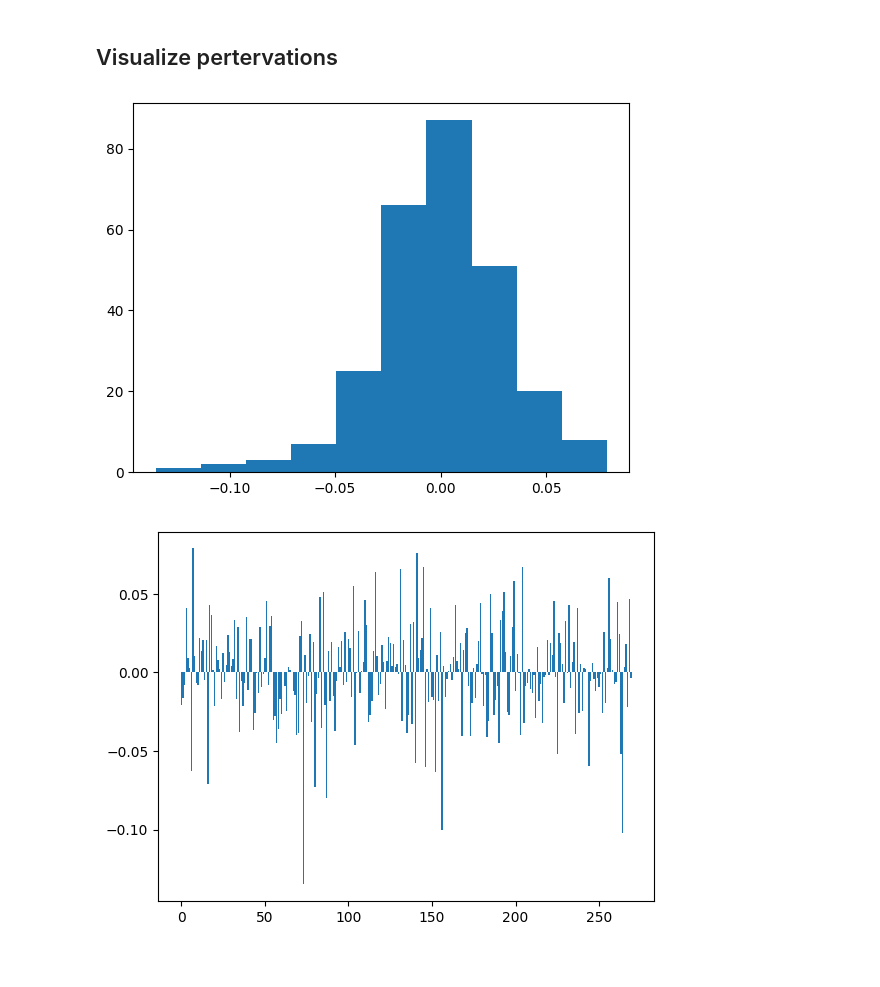
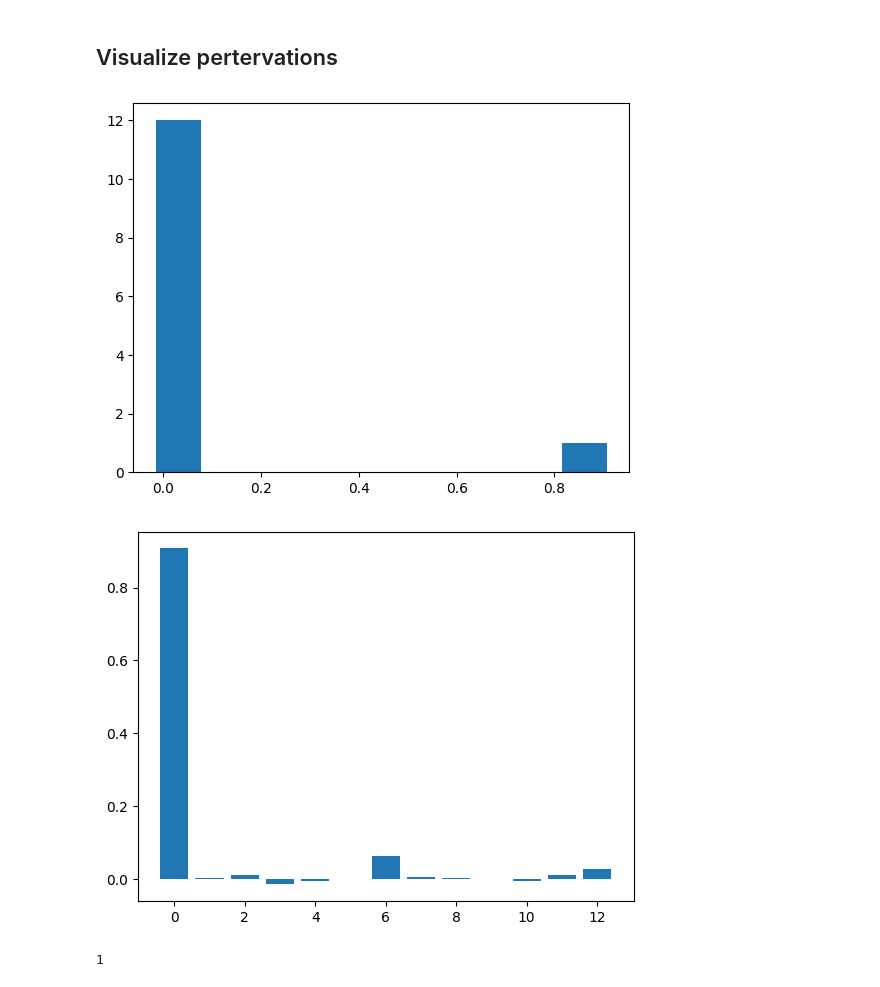
Before and after one commit to akashanand93/maestro, a Jupyter notebook: model_dev/visualize/visualize.ipynb, the cells around one changed output. Drawn from its saved outputs; the diff is of its cells as text; code cells hidden in the pictures.

```diff
--- a/model_dev/visualize/visualize.ipynb
+++ b/model_dev/visualize/visualize.ipynb
@@ -40,24 +40,26 @@ args = {
    'root_path': ltsf,
    'checkpoints': '{}/checkpoints/'.format(data_dir),
    'data_path': '03_23.csv',
-   'seq_len': 600,
-   'pred_len': 60,
+   'seq_len': 120,
+   'pred_len': 30,
    'batch_size': 1,
    'learning_rate': 0.025,
-   'train_only': True,
+   'train_only': False,
    'train_epochs': 20,
    'data_segment': None,
    'model': 'nlinear_attention',
-   'enc_in': 270,
+   'enc_in': 1,
    'patience': 5,
-   'target': 0
+   'target': 0,
+   'stocks': None
 }
 
 for key, value in args.items():
     default_args[key] = value
 
 args = argparse.Namespace(**default_args)
-setting = 'mod_{}_sl{}_pl{}_ds_{}_tg_{}'.format(args.model, args.seq_len, args.pred_len, args.data_path.split('.')[0], args.target)
+setting = 'mod_{}_sl{}_pl{}_ds_{}_tg_{}_ch_{}'.format(args.model, args.seq_len, args.pred_len, args.data_path.split('.')[0], args.target, args.enc_in)
+
 weights = os.listdir("{}/{}".format(args.checkpoints, setting))
 sorted_weights = sorted(weights, key=lambda x: float(x.replace('checkpoint_','').replace('.pth','')), reverse=True)
 sorted_weights
@@ -146,8 +106,10 @@ from models.nlinear_attention import Model
 # %%
+from models.nlinear_attention import Model
 class Config:
     def __init__(self):
-        self.seq_len = 600
-        self.pred_len = 60
-        self.enc_in = 270
+        self.seq_len = 120
+        self.pred_len = 30
+        self.enc_in = 13
         self.individual = False
         self.decomp_kernal = 25
+model = Model(Config())
@@ -156,8 +116,13 @@ model = Model(Config())
 # %%
 model.load_state_dict(torch.load("{}/{}/{}".format(args.checkpoints, setting, sorted_weights[-1])))
 attn_weights = model.Attention.weight.cpu().detach().numpy()
 plt.hist(attn_weights[0]) ; plt.show()
-plt.bar(np.arange(270), attn_weights[0]) ; plt.show()
+plt.bar(np.arange(13), attn_weights[0]) ; plt.show()
 # %% [output]
-[figure, old version]
+[figure, new version]
-[figure, old version]
+[figure, new version]
+# %%
+stocks = [i for i in range(len(attn_weights[0])) if abs(attn_weights[0][i])>0.1]
+len(stocks)
+# %% [output]
+1
```
Also changed, not shown: parts of 14 cells of this notebook, 6 other files.
